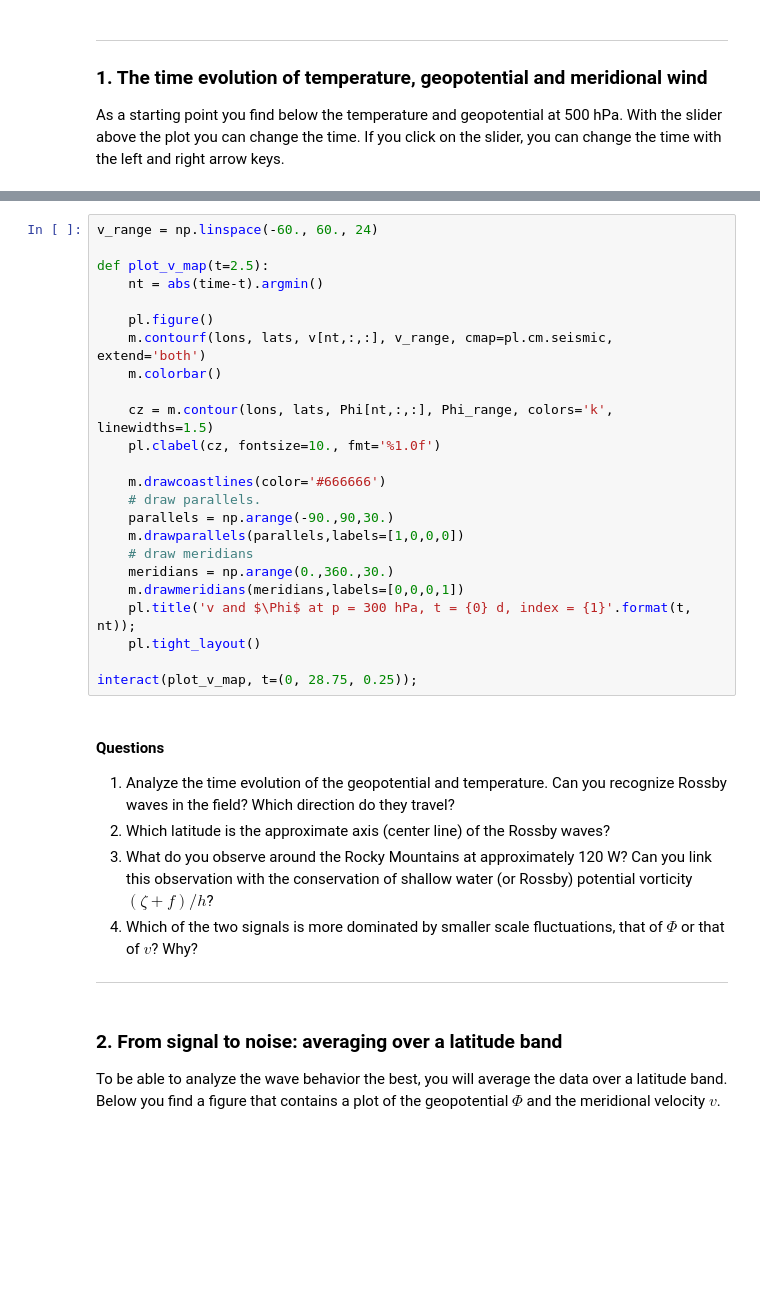
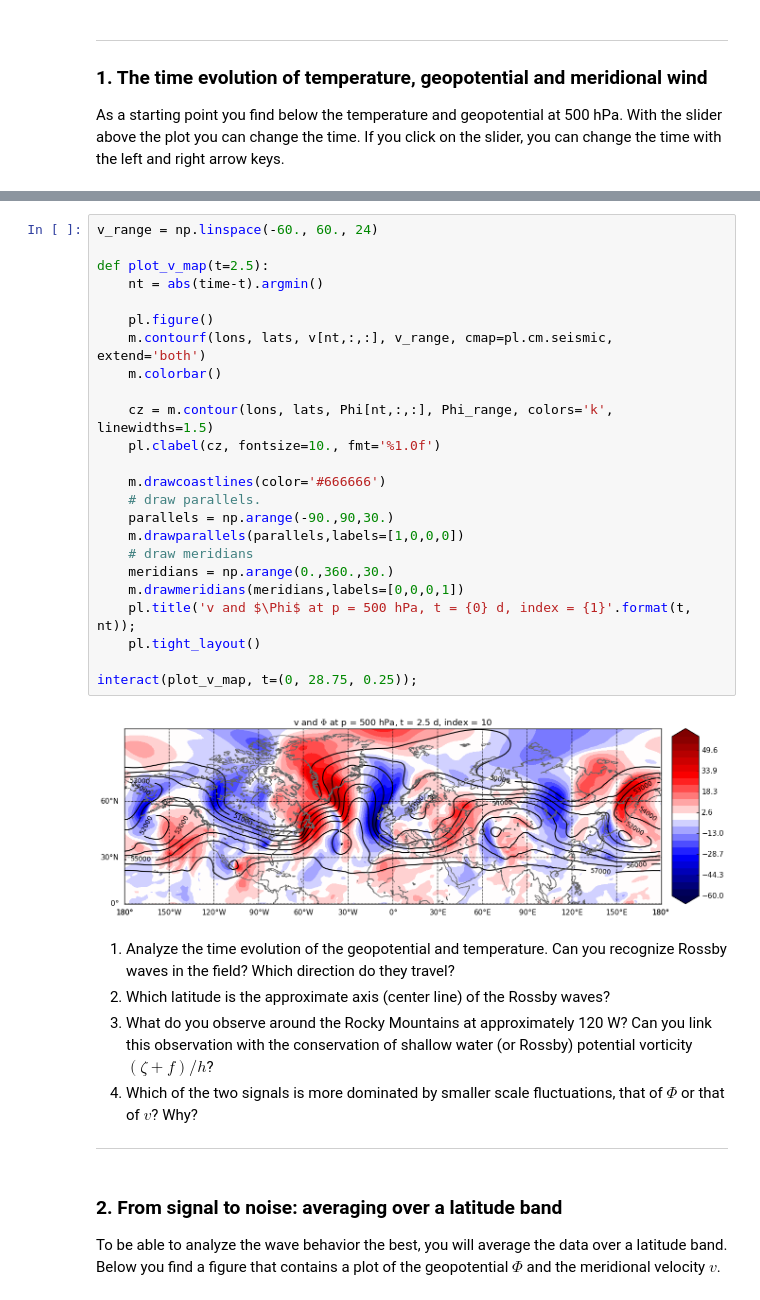
Before and after one commit to Chiil/dynamic_meteorology, a Jupyter notebook: Rossby waves.ipynb, the cells around one changed output, grey strips where cells are left out. Drawn from its saved outputs; the diff is of its cells as text; blank space fills up the shorter version.

```diff
--- a/Rossby waves.ipynb
+++ b/Rossby waves.ipynb
@@ -99,29 +101,30 @@ interact(plot_T_map, t=(0, 28.75, 0.25));
 # %%
 v_range = np.linspace(-60., 60., 24)
 
 def plot_v_map(t=2.5):
     nt = abs(time-t).argmin()
 
     pl.figure()
     m.contourf(lons, lats, v[nt,:,:], v_range, cmap=pl.cm.seismic, extend='both')
     m.colorbar()
 
     cz = m.contour(lons, lats, Phi[nt,:,:], Phi_range, colors='k', linewidths=1.5)
     pl.clabel(cz, fontsize=10., fmt='%1.0f')
 
     m.drawcoastlines(color='#666666')
     # draw parallels.
     parallels = np.arange(-90.,90,30.)
     m.drawparallels(parallels,labels=[1,0,0,0])
     # draw meridians
     meridians = np.arange(0.,360.,30.)
     m.drawmeridians(meridians,labels=[0,0,0,1])
-    pl.title('v and $\Phi$ at p = 300 hPa, t = {0} d, index = {1}'.format(t, nt));
+    pl.title('v and $\Phi$ at p = 500 hPa, t = {0} d, index = {1}'.format(t, nt));
     pl.tight_layout()
 
 interact(plot_v_map, t=(0, 28.75, 0.25));
+# %% [output]
+[figure, added]
 # %% [markdown]
-#### Questions
 1. Analyze the time evolution of the geopotential and temperature. Can you recognize Rossby waves in the field? Which direction do they travel?
 2. Which latitude is the approximate axis (center line) of the Rossby waves?
 3. What do you observe around the Rocky Mountains at approximately 120 W? Can you link this observation with the conservation of shallow water (or Rossby) potential vorticity $\left( \zeta + f \right) / h$?
```
Also changed, not shown: parts of 3 cells of this notebook.
